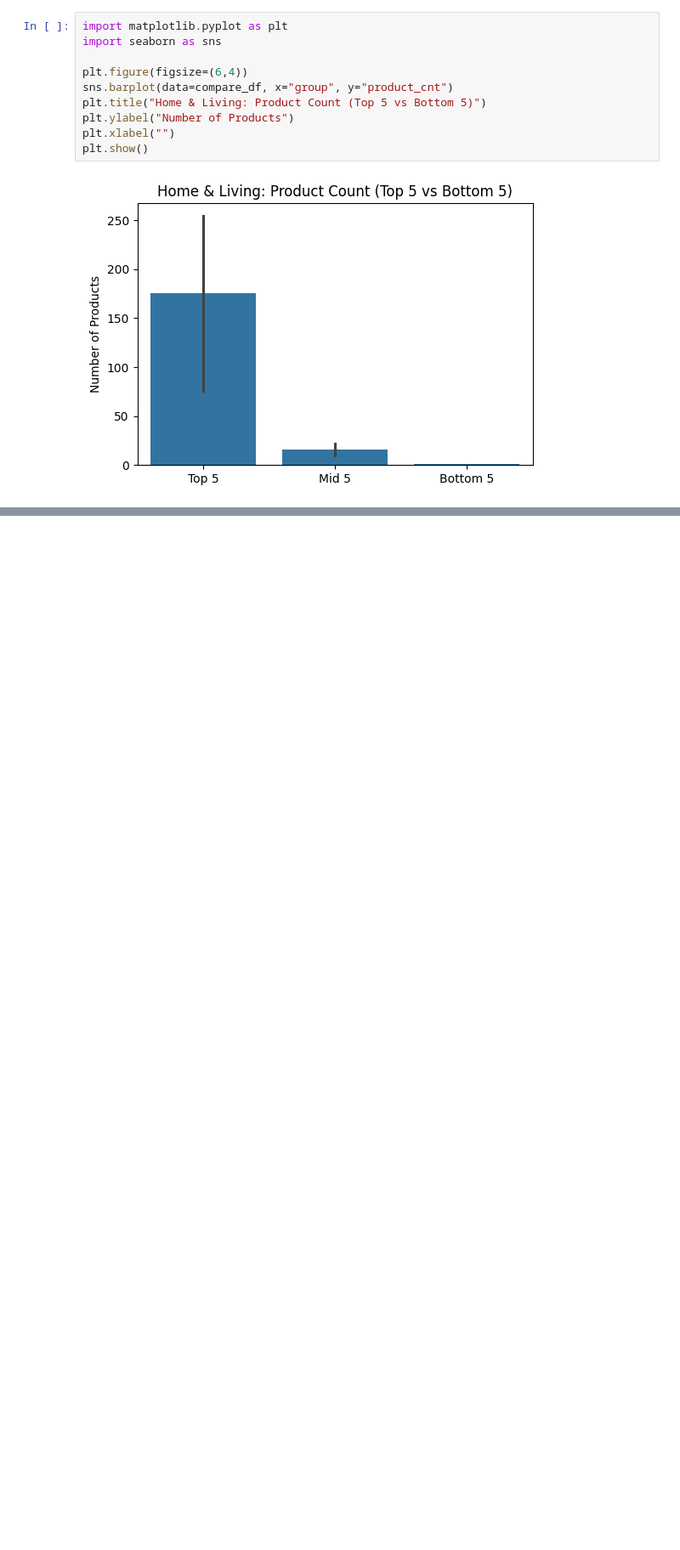
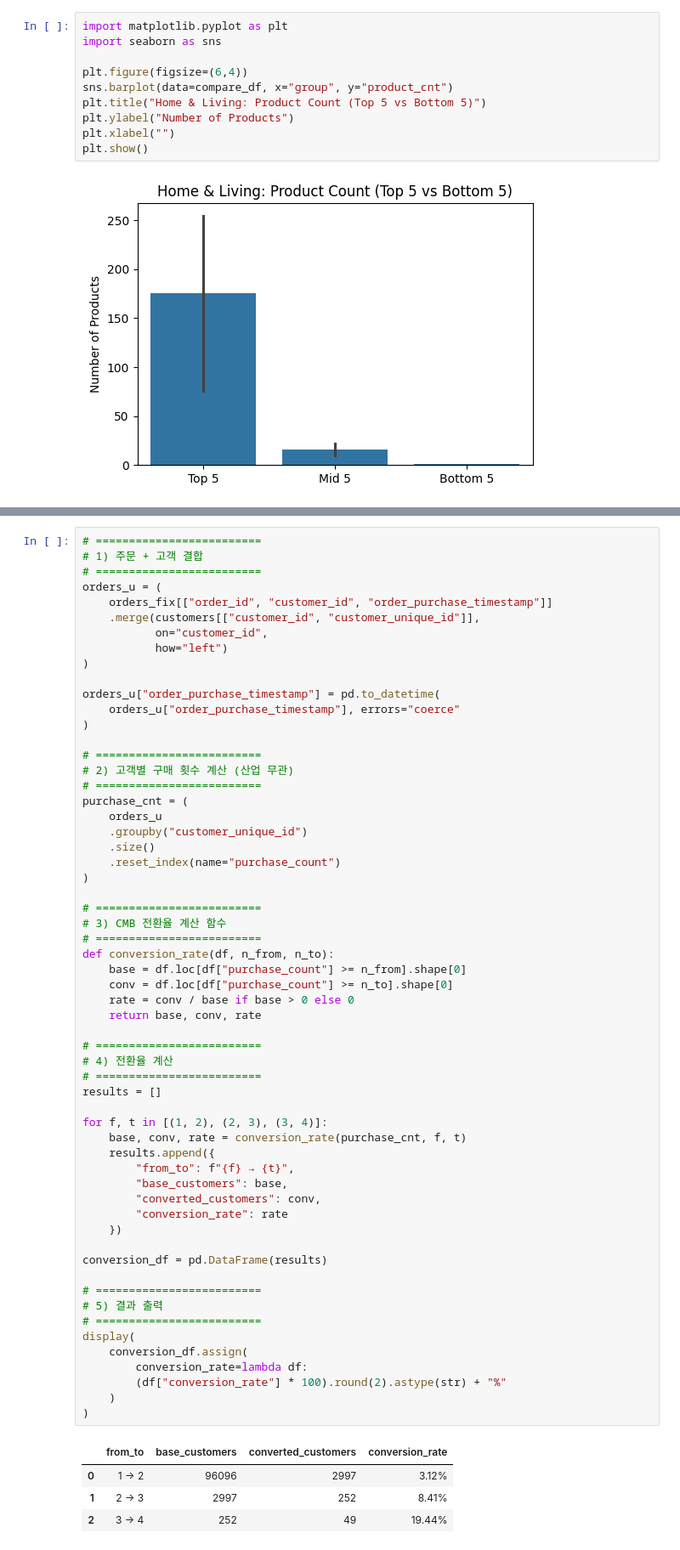
Before and after one commit to HoonYou/house_of_brazil, a Jupyter notebook: playground/olist_home_living_eda.ipynb, the cells around one changed output, grey strips where cells are left out. Shown at 85% size. Saved outputs shown, nothing was run; the diff lists cells and outputs as text; blank space fills up the shorter version.

```diff
--- a/playground/olist_home_living_eda.ipynb
+++ b/playground/olist_home_living_eda.ipynb
@@ -991,0 +970,64 @@ ValueError: Could not interpret value `top_product_ratio` for `y`. An entry with
+# %%
+# =========================
+# 1) 주문 + 고객 결합
+# =========================
+orders_u = (
+    orders_fix[["order_id", "customer_id", "order_purchase_timestamp"]]
+    .merge(customers[["customer_id", "customer_unique_id"]],
+           on="customer_id",
+           how="left")
+)
+
+orders_u["order_purchase_timestamp"] = pd.to_datetime(
+    orders_u["order_purchase_timestamp"], errors="coerce"
+)
+
+# =========================
+# 2) 고객별 구매 횟수 계산 (산업 무관)
+# =========================
+purchase_cnt = (
+    orders_u
+    .groupby("customer_unique_id")
+    .size()
+    .reset_index(name="purchase_count")
+)
+
+# =========================
+# 3) CMB 전환율 계산 함수
+# =========================
+def conversion_rate(df, n_from, n_to):
+    base = df.loc[df["purchase_count"] >= n_from].shape[0]
+    conv = df.loc[df["purchase_count"] >= n_to].shape[0]
+    rate = conv / base if base > 0 else 0
+    return base, conv, rate
+
+# =========================
+# 4) 전환율 계산
+# =========================
+results = []
+
+for f, t in [(1, 2), (2, 3), (3, 4)]:
+    base, conv, rate = conversion_rate(purchase_cnt, f, t)
+    results.append({
+        "from_to": f"{f} → {t}",
+        "base_customers": base,
+        "converted_customers": conv,
+        "conversion_rate": rate
+    })
+
+conversion_df = pd.DataFrame(results)
+
+# =========================
+# 5) 결과 출력
+# =========================
+display(
+    conversion_df.assign(
+        conversion_rate=lambda df:
+        (df["conversion_rate"] * 100).round(2).astype(str) + "%"
+    )
+)
+# %% [output]
+|  | from_to | base_customers | converted_customers | conversion_rate |
+| 0 | 1 → 2 | 96096 | 2997 | 3.12% |
+| 1 | 2 → 3 | 2997 | 252 | 8.41% |
+| 2 | 3 → 4 | 252 | 49 | 19.44% |
```
Also changed, not shown: parts of 3 cells of this notebook, 4 other files.
